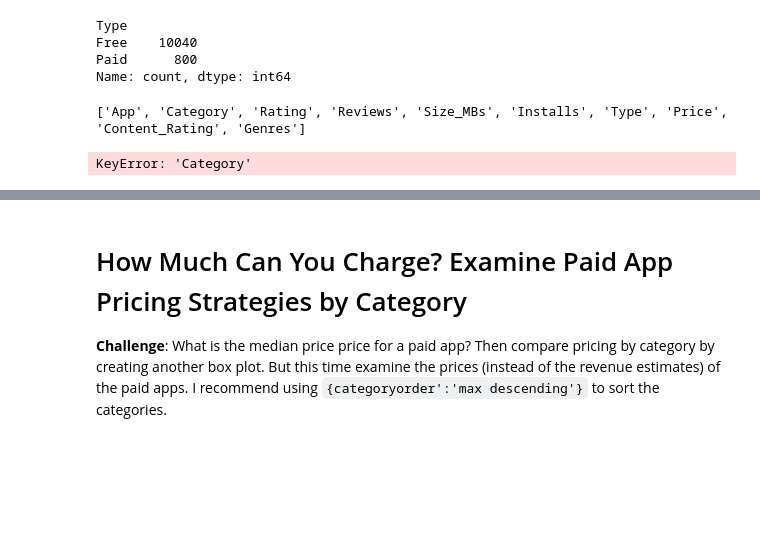
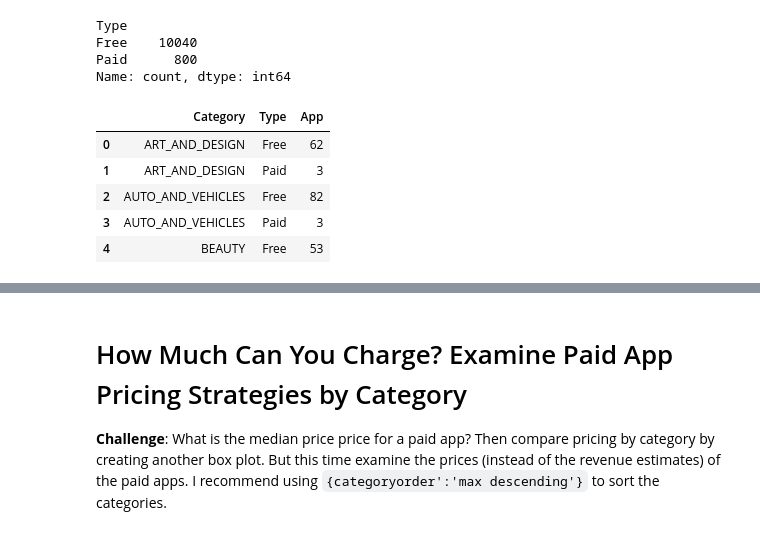
Before and after one commit to liuyushen123/Angela-s-100-Day-Python-Challenge, a Jupyter notebook: Day 76/notebook/Google Play Store App Analytics (start).ipynb, the cells around one changed output, grey strips where cells are left out. Cells and saved outputs as stored; diff of their text form; code cells hidden in the pictures; blank space fills up the shorter version.

```diff
--- a/Day 76/notebook/Google Play Store App Analytics (start).ipynb
+++ b/Day 76/notebook/Google Play Store App Analytics (start).ipynb
@@ -478,13 +478,18 @@ Type
 Free    10040
 Paid      800
 Name: count, dtype: int64
-# %%
-print(df_apps.columns.tolist())
-
-df_free_vs_paid = df_apps["Genres"].str.split(";", expand=True)
-# %% [output]
-['App', 'Category', 'Rating', 'Reviews', 'Size_MBs', 'Installs', 'Type', 'Price', 'Content_Rating', 'Genres']
-KeyError: 'Category'
+# %%
+df_free_vs_paid = df_apps.groupby(["Category", "Type"], as_index=False).agg(
+    {"App": pd.Series.count}
+)
+df_free_vs_paid.head()
+# %% [output]
+|  | Category | Type | App |
+| 0 | ART_AND_DESIGN | Free | 62 |
+| 1 | ART_AND_DESIGN | Paid | 3 |
+| 2 | AUTO_AND_VEHICLES | Free | 82 |
+| 3 | AUTO_AND_VEHICLES | Paid | 3 |
+| 4 | BEAUTY | Free | 53 |
 # %% [markdown]
 **Challenge**: Use the plotly express bar [chart examples](https://plotly.com/python/bar-charts/#bar-chart-with-sorted-or-ordered-categories) and the [.bar() API reference](https://plotly.com/python-api-reference/generated/plotly.express.bar.html#plotly.express.bar) to create this bar chart:
 
```
Also changed, not shown: parts of 2 cells of this notebook, 2 other files.
